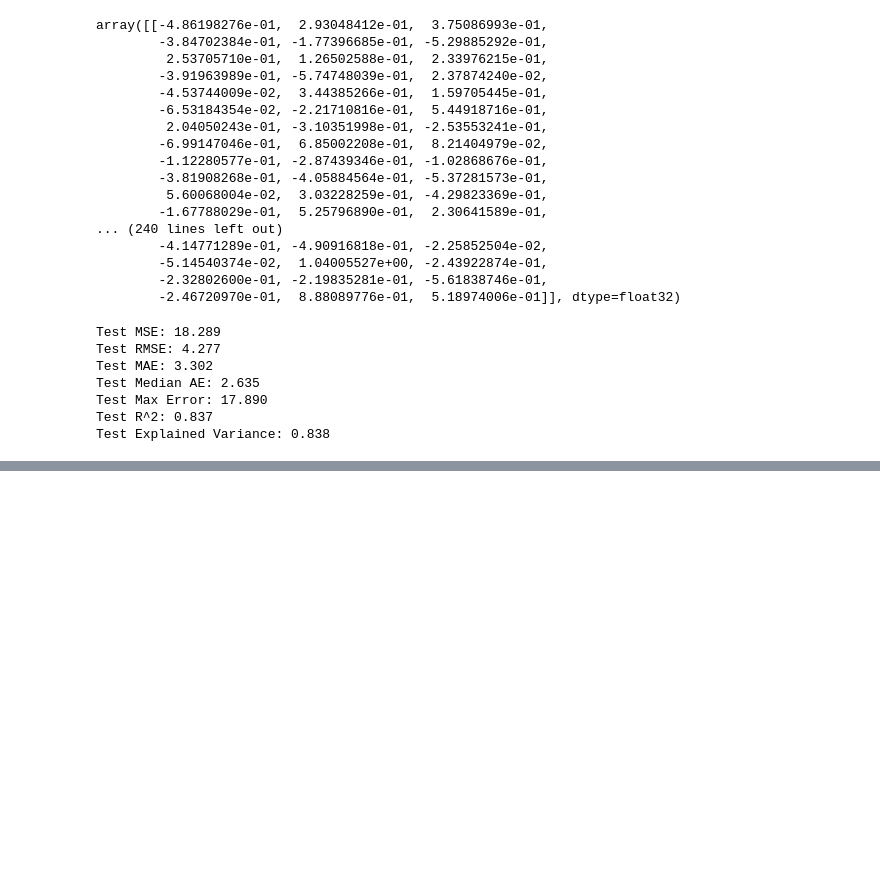
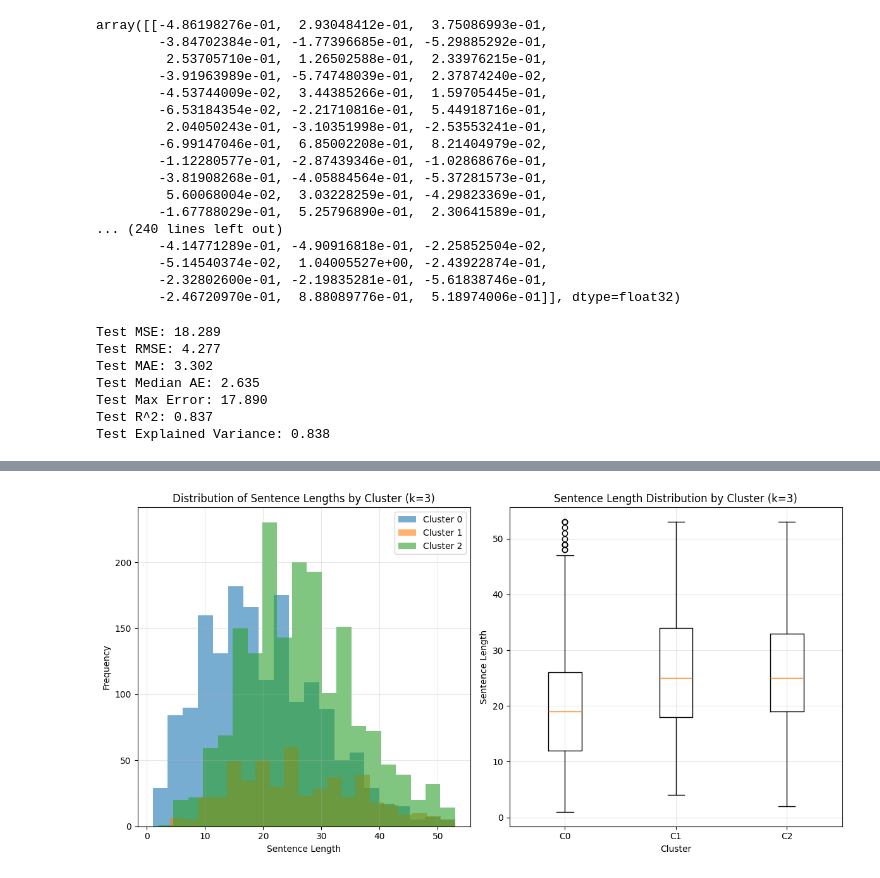
Before and after one commit to LarsHeijnennn/Internship, a Jupyter notebook: modeling/hierarchical.ipynb, the cells around one changed output, grey strips where cells are left out. Drawn from its saved outputs; the diff is of its cells as text; code cells hidden in the pictures; blank space fills up the shorter version.

```diff
--- a/modeling/hierarchical.ipynb
+++ b/modeling/hierarchical.ipynb
@@ -364,0 +265,91 @@ Name: count, dtype: int64
+# %%
+# Perform K-means clustering with different k values for comparison
+def perform_kmeans_analysis(X, sentences, sentence_lengths, k_values=[3, 5, 7, optimal_k]):
+    """Perform K-means clustering and analyze sentence length patterns"""
+
+    results = {}
+
+    for k in k_values:
+        print(f"\n{'='*50}")
+        print(f"K-MEANS CLUSTERING WITH K={k}")
+        print(f"{'='*50}")
+
+        # Perform K-means clustering
+        kmeans = KMeans(n_clusters=k, random_state=42, n_init=10)
+        cluster_labels = kmeans.fit_predict(X)
+
+        # Calculate silhouette score
+        sil_score = silhouette_score(X, cluster_labels)
+        print(f"Silhouette Score: {sil_score:.3f}")
+
+        # Create DataFrame for analysis
+        df_results = pd.DataFrame({
+            'sentence': sentences,
+            'sentence_length': sentence_lengths,
+            'cluster': cluster_labels
+        })
+
+        # Calculate cluster statistics
+        cluster_stats = df_results.groupby('cluster')['sentence_length'].agg([
+            'count', 'mean', 'std', 'min', 'max', 'median'
+        ]).round(2)
+
+        print(f"\nCluster Statistics:")
+        print(cluster_stats)
+
+        # Check if clusters are separated by sentence length
+        print(f"\nCluster Separation Analysis:")
+        for cluster_id in sorted(df_results['cluster'].unique()):
+            cluster_sentences = df_results[df_results['cluster'] == cluster_id]
+            mean_length = cluster_sentences['sentence_length'].mean()
+            std_length = cluster_sentences['sentence_length'].std()
+            print(f"Cluster {cluster_id}: {len(cluster_sentences)} sentences, "
+                  f"avg length: {mean_length:.1f} ± {std_length:.1f}")
+
+        # Store results
+        results[k] = {
+            'kmeans': kmeans,
+            'labels': cluster_labels,
+            'silhouette_score': sil_score,
+            'cluster_stats': cluster_stats,
+            'dataframe': df_results
+        }
+
+        # Visualize cluster distribution by sentence length
+        plt.figure(figsize=(12, 6))
+
+        # Subplot 1: Histogram of sentence lengths by cluster
+        plt.subplot(1, 2, 1)
+        for cluster_id in sorted(df_results['cluster'].unique()):
+            cluster_lengths = df_results[df_results['cluster'] == cluster_id]['sentence_length']
+            plt.hist(cluster_lengths, alpha=0.6, label=f'Cluster {cluster_id}', bins=20)
+        plt.xlabel('Sentence Length')
+        plt.ylabel('Frequency')
+        plt.title(f'Distribution of Sentence Lengths by Cluster (k={k})')
+        plt.legend()
+        plt.grid(True, alpha=0.3)
+
+        # Subplot 2: Box plot of sentence lengths by cluster
+        plt.subplot(1, 2, 2)
+        cluster_data = [df_results[df_results['cluster'] == i]['sentence_length'].values
+                       for i in sorted(df_results['cluster'].unique())]
+        plt.boxplot(cluster_data, labels=[f'C{i}' for i in sorted(df_results['cluster'].unique())])
+        plt.xlabel('Cluster')
+        plt.ylabel('Sentence Length')
+        plt.title(f'Sentence Length Distribution by Cluster (k={k})')
+        plt.grid(True, alpha=0.3)
+
+        plt.tight_layout()
+        plt.show()
+
+    return results
+
+# Perform the analysis
+k_values_to_test = [3, 5, 7, optimal_k] if optimal_k not in [3, 5, 7] else [3, 5, 7]
+clustering_results = perform_kmeans_analysis(
+    X_sentence_features,
+    filtered_cleaned_sentences,
+    filtered_sentence_lengths,
+    k_values_to_test
+)
+# %% [output]
@@ -364,0 +372 @@ Name: count, dtype: int64
+[figure, added]
```
Also changed, not shown: parts of 6 cells of this notebook.
